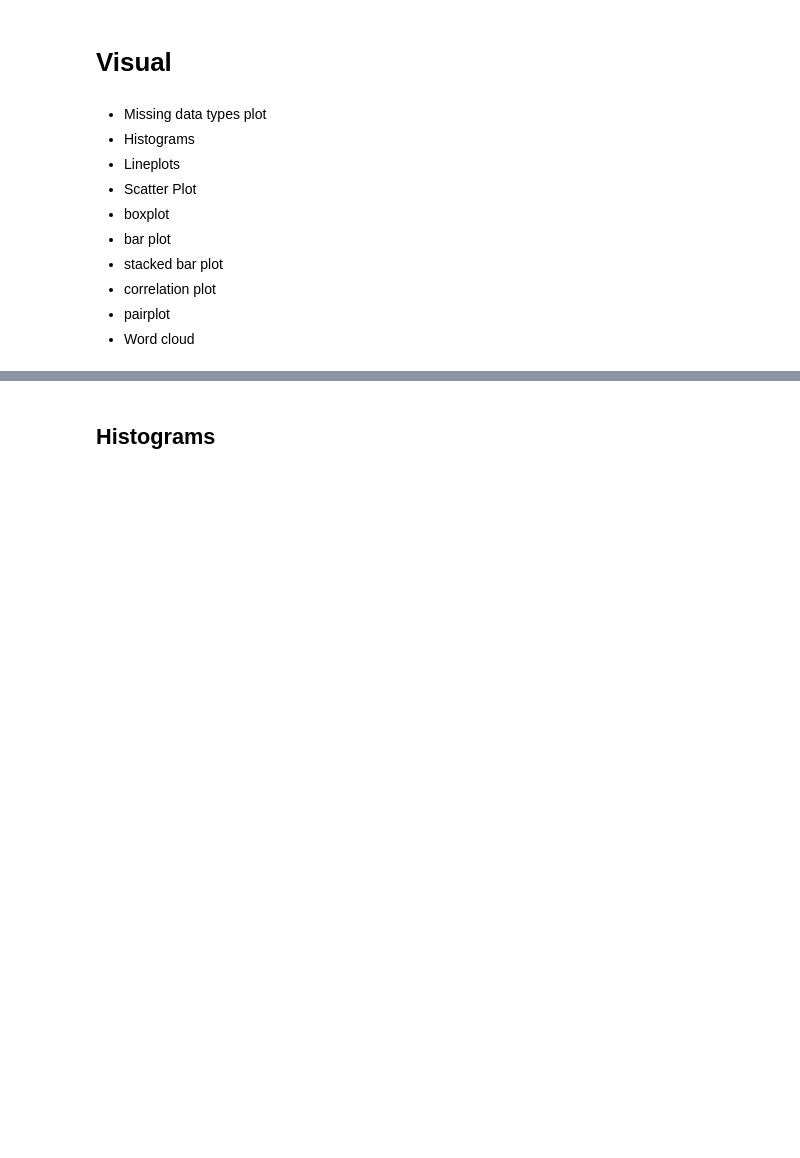
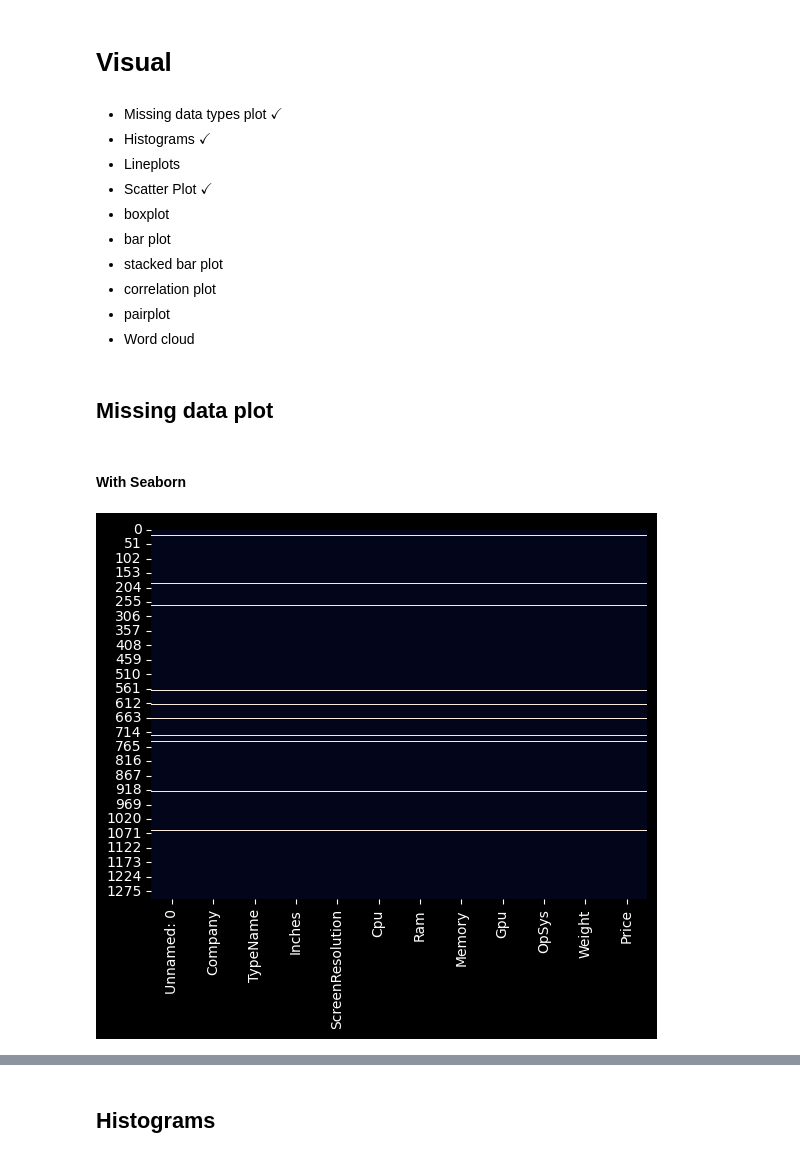
Before and after one commit to Ben-physics-dotcom/DataScience100DaysProjects, a Jupyter notebook: D_1_10/Data_vis.ipynb, the cells around one changed output, grey strips where cells are left out. Drawn from its saved outputs; the diff is of its cells as text; code cells hidden in the pictures; blank space fills up the shorter version.

Commit message:
made all kinds of plots

```diff
--- a/D_1_10/Data_vis.ipynb
+++ b/D_1_10/Data_vis.ipynb
@@ -7,5 +11,7 @@ import seaborn as sns
 # %% [markdown]
 # Data
+# %%
+ucd = pd.read_csv('Data/laptopData.csv')
 # %%
 data = pd.read_csv('Data/laptopData_cleaned.csv')
 data.head(2)
@@ -16,13 +22,22 @@ data.head(2)
 # %% [markdown]
 # Visual
 # %% [markdown]
-- Missing data types plot
-- Histograms
+- Missing data types plot $\checkmark$
+- Histograms $\checkmark$
 - Lineplots
-- Scatter Plot
+- Scatter Plot $\checkmark$
 - boxplot
 - bar plot
 - stacked bar plot
 - correlation plot
 - pairplot
 - Word cloud
+# %% [markdown]
+## Missing data plot
+# %% [markdown]
+#### With Seaborn
+# %%
+sns.heatmap(ucd.isnull(), cbar=False)
+plt.show()
+# %% [output]
+[figure, added]
```
Also changed, not shown: parts of 19 cells of this notebook.
